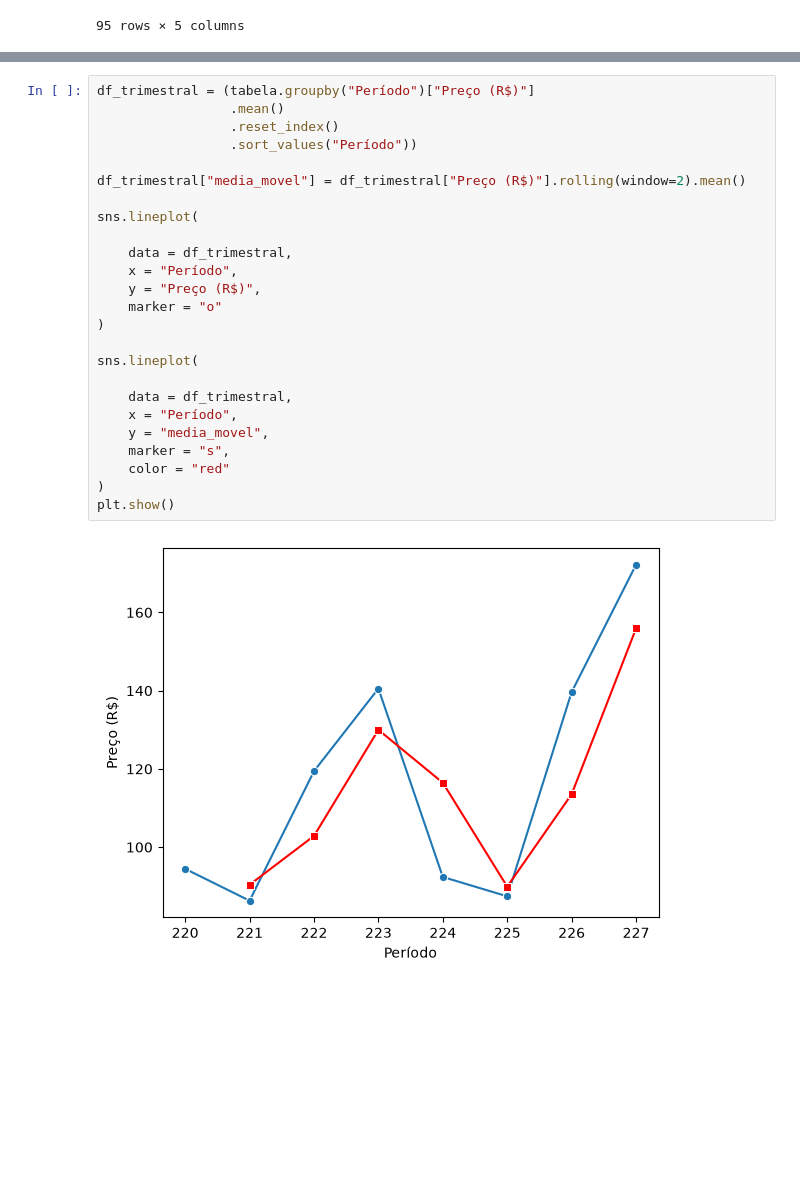
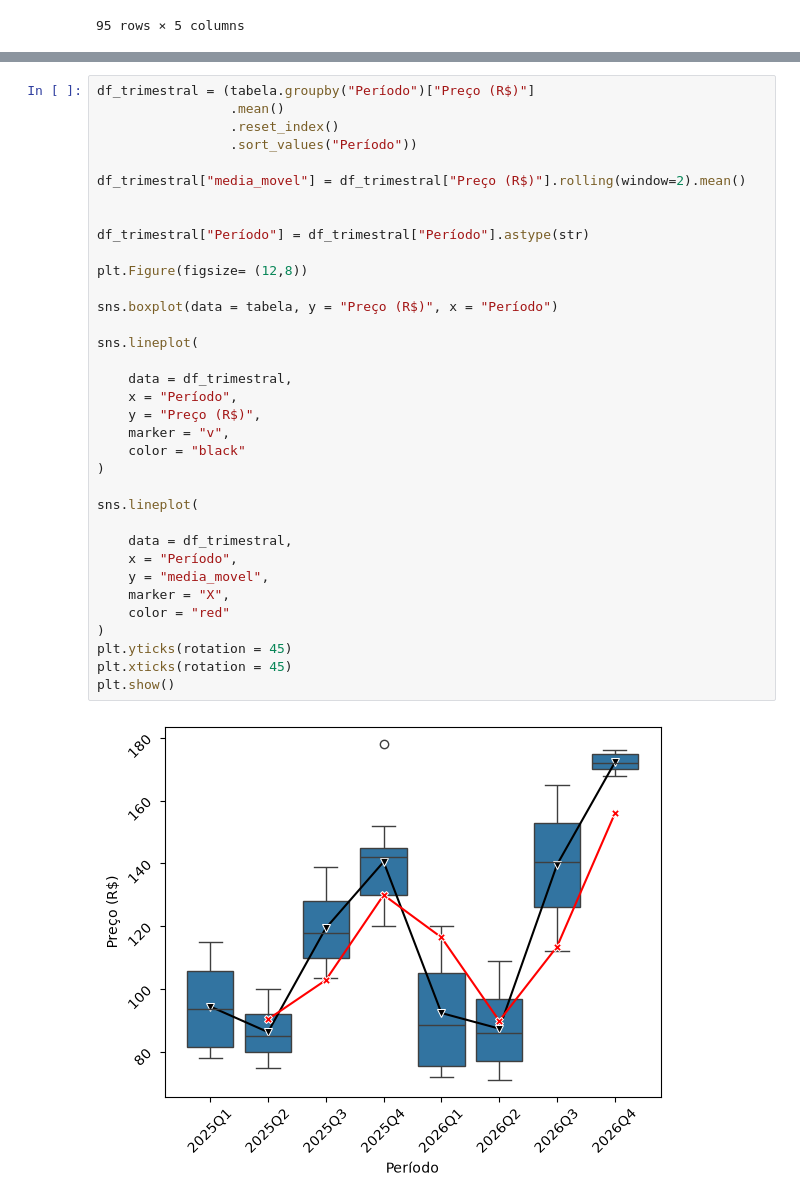
Before and after one commit to Fariu889/Projeto_Open_Source_Turma_01467.2026.0001, a Jupyter notebook: Previsão de clima/Aula_10.ipynb, the cells around one changed output, grey strips where cells are left out. Drawn from its saved outputs; the diff is of its cells as text; blank space fills up the shorter version.

```diff
--- a/Previsão de clima/Aula_10.ipynb
+++ b/Previsão de clima/Aula_10.ipynb
@@ -63,27 +62,37 @@ sns.boxplot(data = tabela, x = "Preço (R$)", y = "Período", hue = "Trimestre")
 # %%
 df_trimestral = (tabela.groupby("Período")["Preço (R$)"]
                  .mean()
                  .reset_index()
                  .sort_values("Período"))
 
 df_trimestral["media_movel"] = df_trimestral["Preço (R$)"].rolling(window=2).mean()
 
+
+df_trimestral["Período"] = df_trimestral["Período"].astype(str)
+
+plt.Figure(figsize= (12,8))
+
+sns.boxplot(data = tabela, y = "Preço (R$)", x = "Período")
+
 sns.lineplot(
 
     data = df_trimestral,
     x = "Período",
     y = "Preço (R$)",
-    marker = "o"
+    marker = "v",
+    color = "black"
 )
 
 sns.lineplot(
 
     data = df_trimestral,
     x = "Período",
     y = "media_movel",
-    marker = "s",
+    marker = "X",
     color = "red"
 )
+plt.yticks(rotation = 45)
+plt.xticks(rotation = 45)
 plt.show()
 # %% [output]
-[figure, old version]
+[figure, new version]
```
Also changed, not shown: parts of 4 cells of this notebook.
